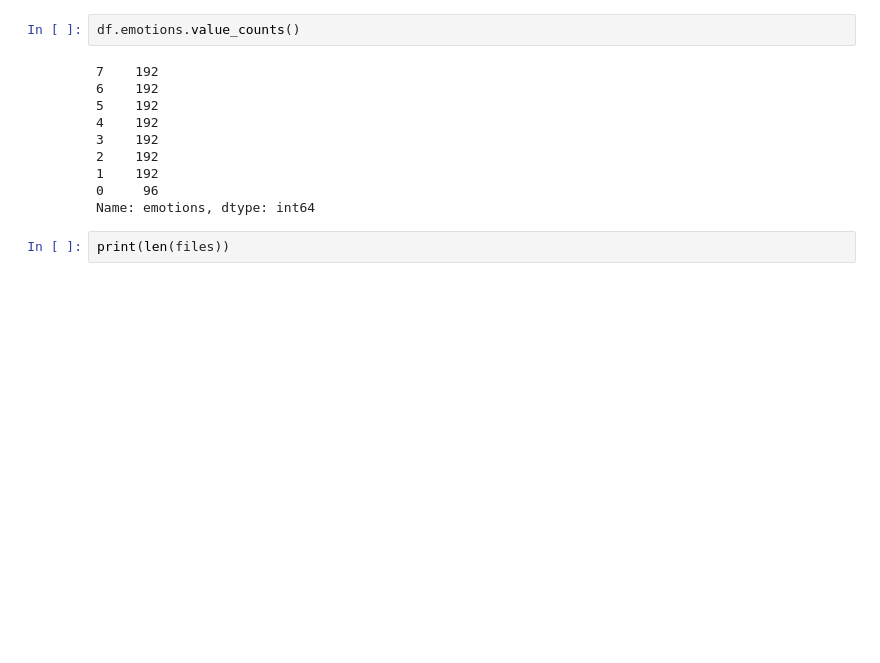
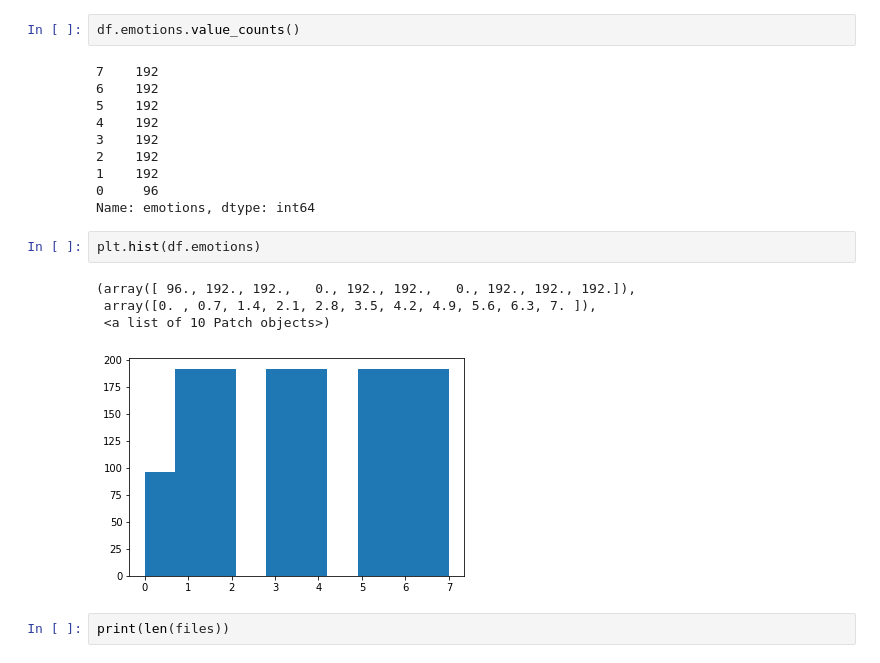
Before and after one commit to Yunhua468/Audio-Visual-Emotion-and-Sentiment-Research, a Jupyter notebook: Notebooks/Yunhua/DL_project_audio_speech.ipynb, the cells around one changed output. Cells and saved outputs as stored; diff of their text form; blank space fills up the shorter version.

```diff
--- a/Notebooks/Yunhua/DL_project_audio_speech.ipynb
+++ b/Notebooks/Yunhua/DL_project_audio_speech.ipynb
@@ -119,6 +119,13 @@ df.emotions.value_counts()
 1    192
 0     96
 Name: emotions, dtype: int64
+# %%
+plt.hist(df.emotions)
+# %% [output]
+(array([ 96., 192., 192.,   0., 192., 192.,   0., 192., 192., 192.]),
+ array([0. , 0.7, 1.4, 2.1, 2.8, 3.5, 4.2, 4.9, 5.6, 6.3, 7. ]),
+ <a list of 10 Patch objects>)
+[figure, added]
 # %%
 print(len(files))
 # %% [output]
```
Also changed, not shown: parts of 4 cells of this notebook.
